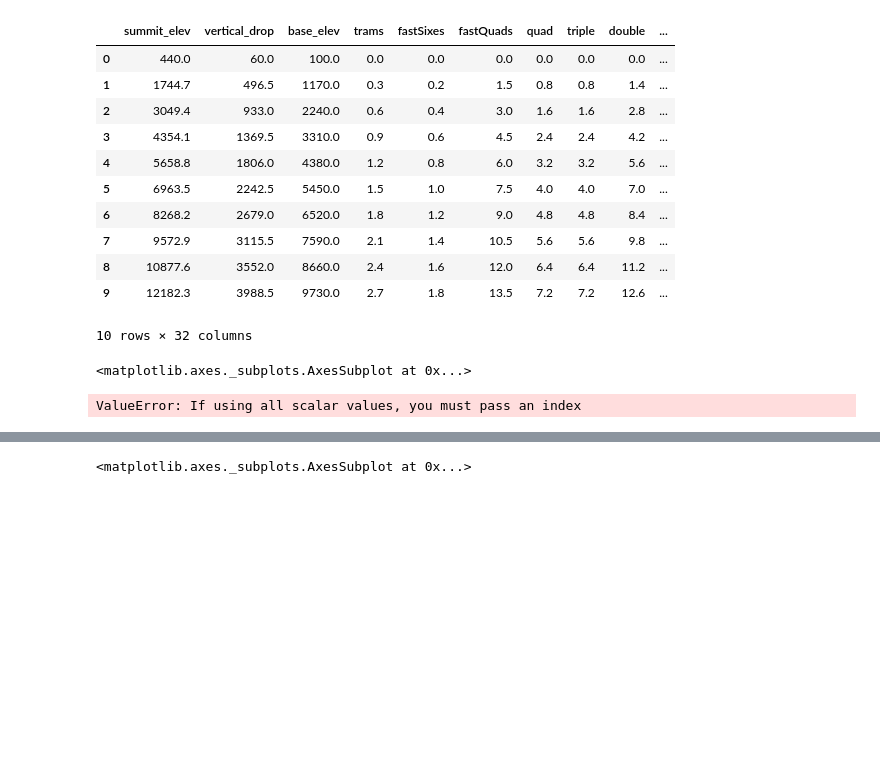
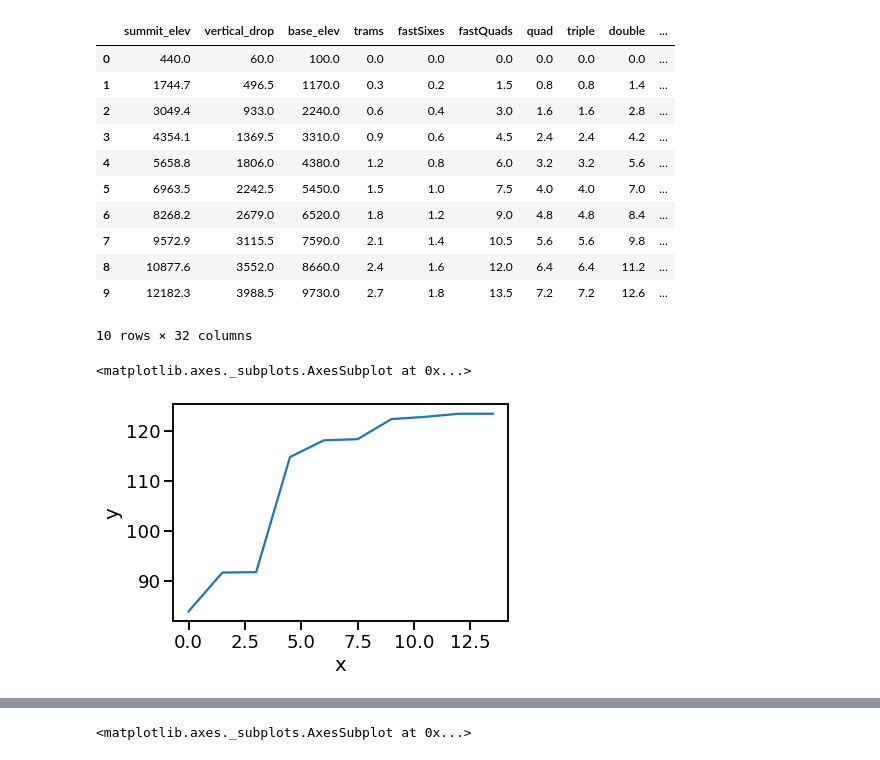
Before and after one commit to Smithright/Springboard, a Jupyter notebook: DataScienceGuidedCapstone-master/Step Six - Presentation Prep/06_presentation.ipynb, the cells around one changed output, grey strips where cells are left out. Drawn from its saved outputs; the diff is of its cells as text; code cells hidden in the pictures; blank space fills up the shorter version.

Commit message:
modelLine working!

```diff
--- a/DataScienceGuidedCapstone-master/Step Six - Presentation Prep/06_presentation.ipynb
+++ b/DataScienceGuidedCapstone-master/Step Six - Presentation Prep/06_presentation.ipynb
@@ -197,15 +171,10 @@ x_modelVars
 | 9 | 12182.3 | 3988.5 | 9730.0 | 2.7 | 1.8 | 13.5 | 7.2 | 7.2 | 12.6 | ... |
 10 rows × 32 columns
 # %%
-sb.lineplot(x='x', y='y', data=modelLine, ax=ax2)
+sb.lineplot(x='x', y='y', data=modelLine)
 # %% [output]
 <matplotlib.axes._subplots.AxesSubplot at 0x...>
+[figure, added]
-# %%
-ax2 = ax.twinx()
-sb.lineplot(x=x, y=y, data=modelLine, ax=ax2)
-#legend='full',
-# %% [output]
-ValueError: If using all scalar values, you must pass an index
 # %%
 fig, ax = plt.subplots()
 sb.regplot(x=plotFeatures, y=plotFeatures, color='r', data=sPlotData)  #, ax=ax)
```
Also changed, not shown: parts of 5 cells of this notebook, 1 other file.
